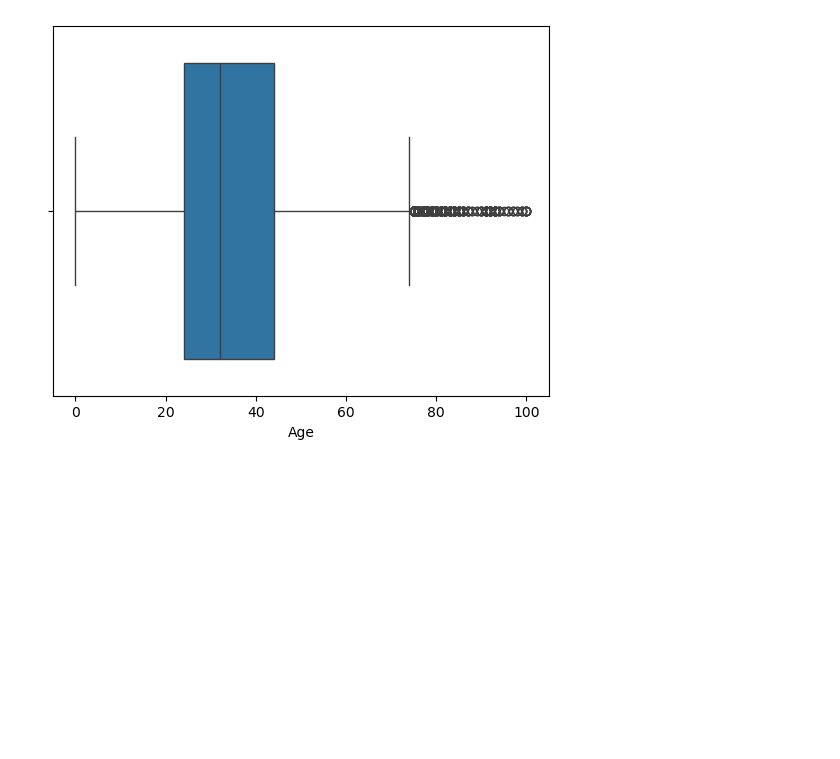
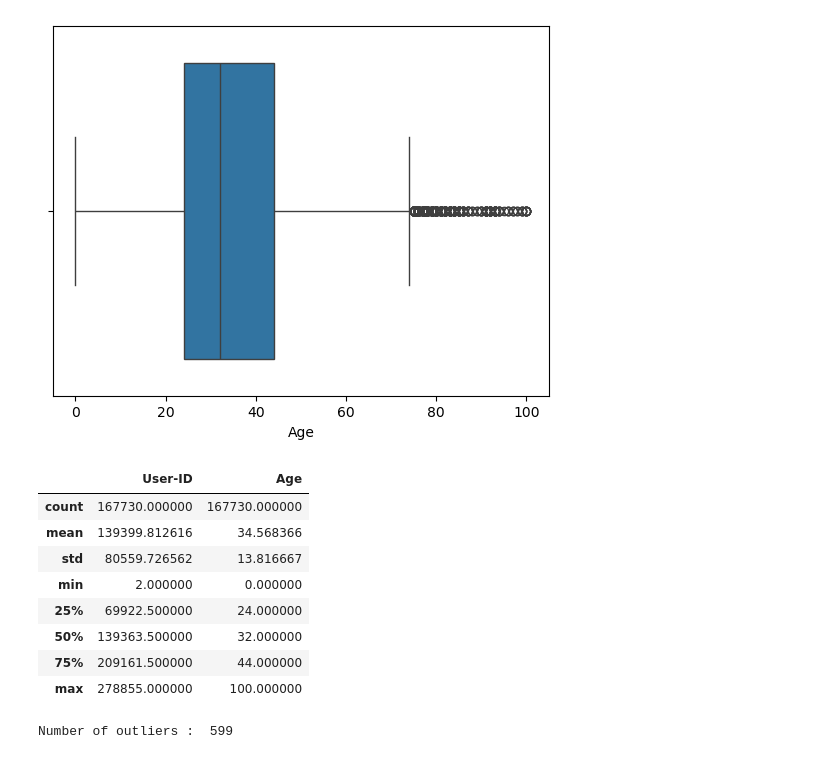
Before and after one commit to Ashish9743/Recommendation_system, a Jupyter notebook: Preprocessings/users_preprocessing.ipynb, the cells around one changed output. Drawn from its saved outputs; the diff is of its cells as text; code cells hidden in the pictures; blank space fills up the shorter version.

```diff
--- a/Preprocessings/users_preprocessing.ipynb
+++ b/Preprocessings/users_preprocessing.ipynb
@@ -3,7 +3,7 @@ import pandas as pd
 import numpy as np
 import seaborn as sns
 # %%
-users = pd.read_csv('Users.csv')
+users = pd.read_csv('../Datasets/Users.csv')
 # %%
 users.isna().sum()
 # %% [output]
@@ -75,3 +75,19 @@ sns.boxplot(data = users , x = 'Age')
 # %% [output]
 <Axes: xlabel='Age'>
 [figure]
+# %%
+users.describe()
+# %% [output]
+|  | User-ID | Age |
+| count | 167730.000000 | 167730.000000 |
+| mean | 139399.812616 | 34.568366 |
+| std | 80559.726562 | 13.816667 |
+| min | 2.000000 | 0.000000 |
+| 25% | 69922.500000 | 24.000000 |
+| 50% | 139363.500000 | 32.000000 |
+| 75% | 209161.500000 | 44.000000 |
+| max | 278855.000000 | 100.000000 |
+# %%
+print("Number of outliers : " , len(users[users['Age']>75]))
+# %% [output]
+Number of outliers :  599
```
Also changed, not shown: parts of 1 cell of this notebook, 7 other files.
